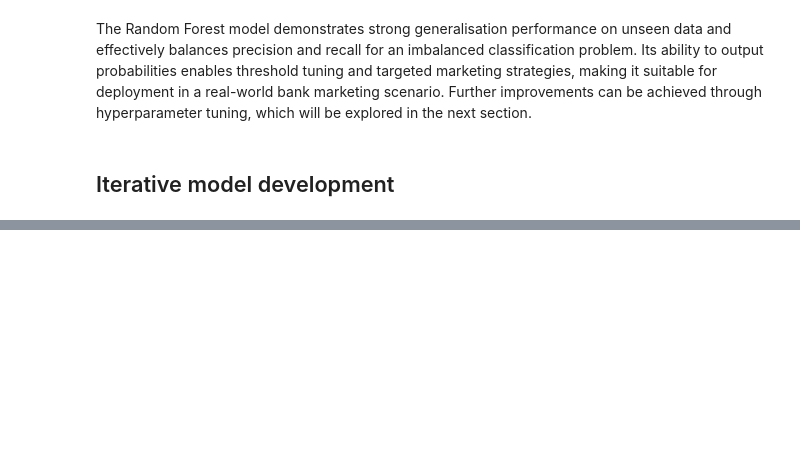
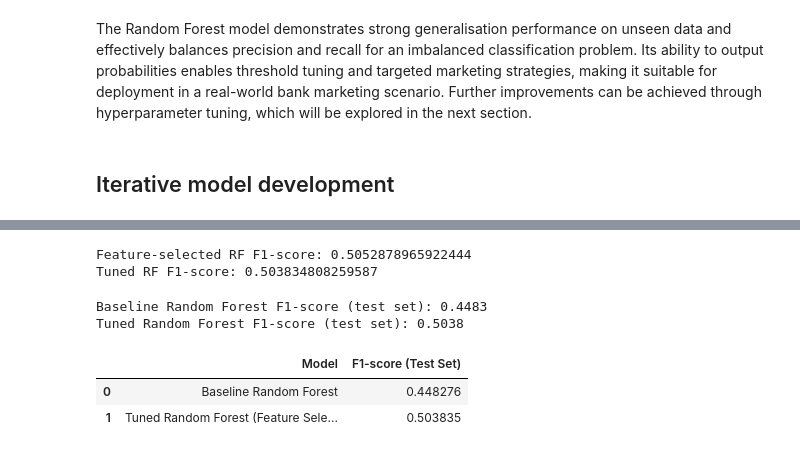
Before and after one commit to xousies/mldp-assignment, a Jupyter notebook: Program Codes.ipynb, the cells around one changed output, grey strips where cells are left out. Drawn from its saved outputs; the diff is of its cells as text; code cells hidden in the pictures; blank space fills up the shorter version.

Commit message:
Completed Iterative Model Deployment
Done feature selection and hyperparameter tuning

```diff
--- a/Program Codes.ipynb
+++ b/Program Codes.ipynb
@@ -969,0 +1115,48 @@ Further improvements can be achieved through hyperparameter tuning, which will b
+# %%
+best_rf = random_search.best_estimator_
+
+y_pred_tuned = best_rf.predict(X_test_fs)
+
+from sklearn.metrics import f1_score
+
+print("Feature-selected RF F1-score:",
+      f1_score(y_test, y_pred_fs))
+
+print("Tuned RF F1-score:",
+      f1_score(y_test, y_pred_tuned))
+# %% [output]
+Feature-selected RF F1-score: 0.5052878965922444
+Tuned RF F1-score: 0.503834808259587
+# %%
+from sklearn.metrics import f1_score
+
+baseline_f1 = f1_score(y_test, y_pred)
+
+print(f"Baseline Random Forest F1-score (test set): {baseline_f1:.4f}")
+
+y_pred_tuned = best_rf.predict(X_test_fs)
+tuned_f1 = f1_score(y_test, y_pred_tuned)
+
+print(f"Tuned Random Forest F1-score (test set): {tuned_f1:.4f}")
+# %% [output]
+Baseline Random Forest F1-score (test set): 0.4483
+Tuned Random Forest F1-score (test set): 0.5038
+# %%
+import pandas as pd
+
+comparison_df = pd.DataFrame({
+    "Model": [
+        "Baseline Random Forest",
+        "Tuned Random Forest (Feature Selection + Hyperparameter Tuning)"
+    ],
+    "F1-score (Test Set)": [
+        baseline_f1,
+        tuned_f1
+    ]
+})
+
+comparison_df
+# %% [output]
+|  | Model | F1-score (Test Set) |
+| 0 | Baseline Random Forest | 0.448276 |
+| 1 | Tuned Random Forest (Feature Sele... | 0.503835 |
```
Also changed, not shown: parts of 11 cells of this notebook.
